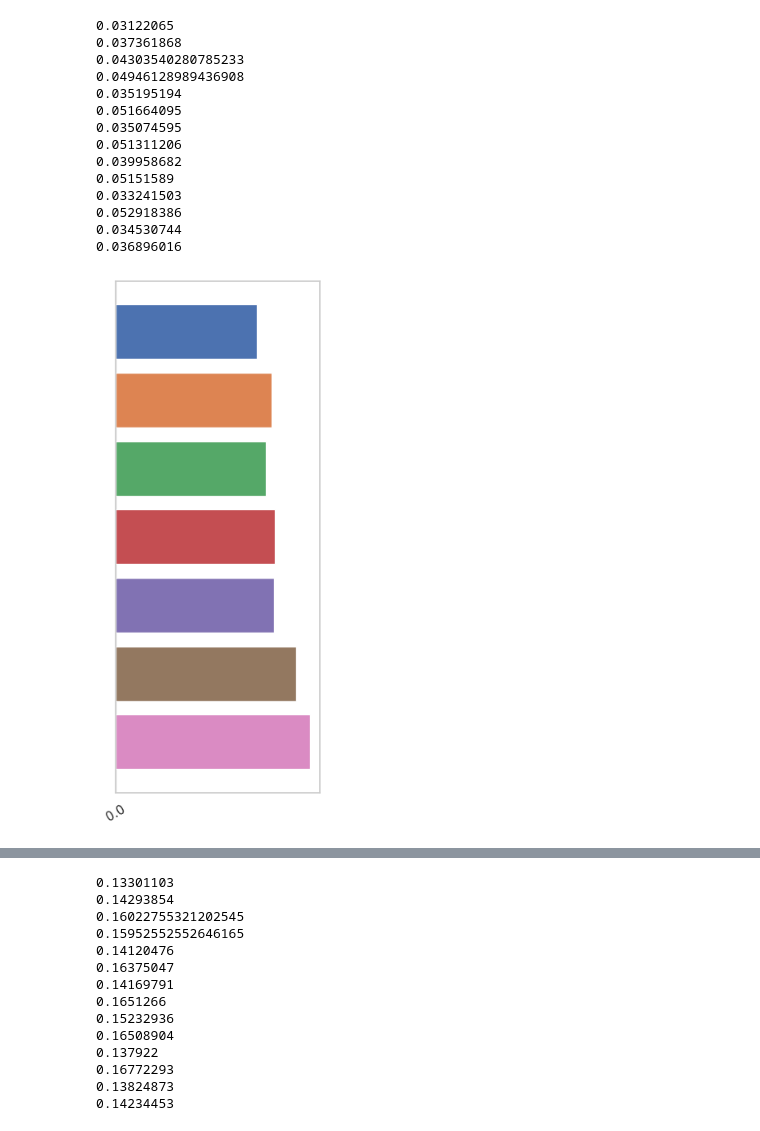
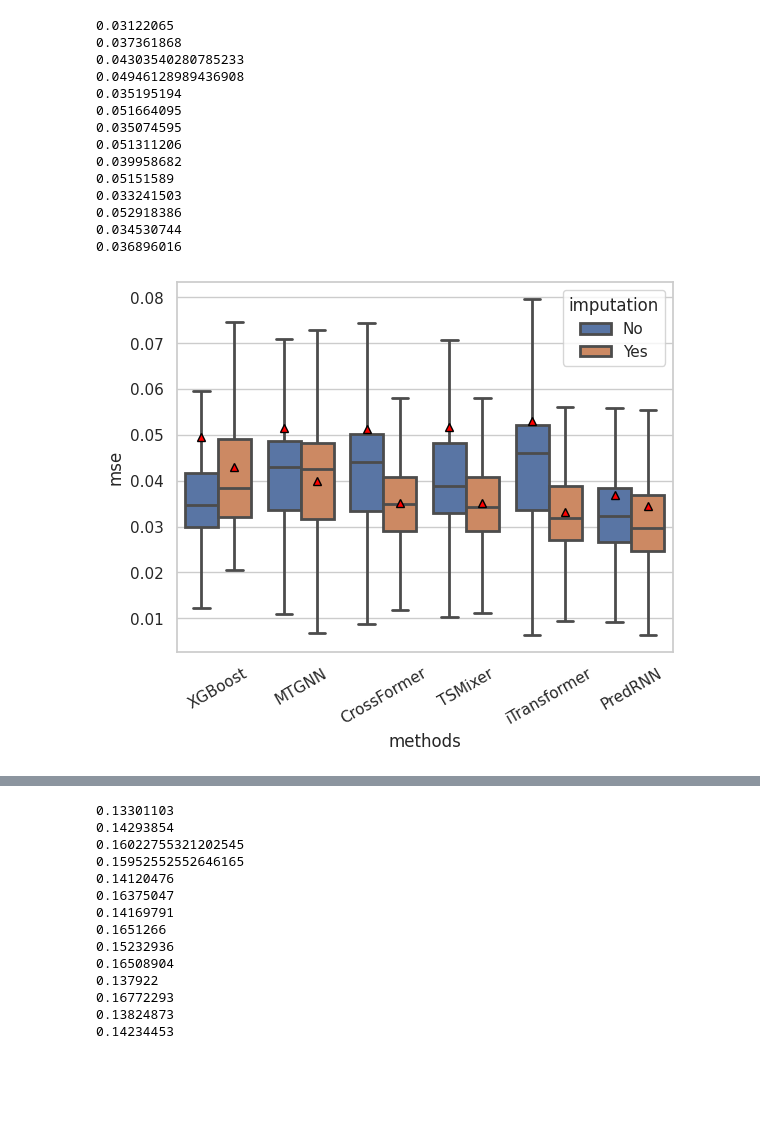
Before and after one commit to YangLabHKUST/STIMP, a Jupyter notebook: visualization/chesapeake/prediction.ipynb, the cells around one changed output, grey strips where cells are left out. Saved outputs shown, nothing was run; the diff lists cells and outputs as text; code cells hidden in the pictures; blank space fills up the shorter version.

```diff
--- a/visualization/chesapeake/prediction.ipynb
+++ b/visualization/chesapeake/prediction.ipynb
@@ -93,33 +93,6 @@ print(np.nanmean(mse_predrnn_wo))
 0.052918386
 0.034530744
 0.036896016
-# %%
-import seaborn as sns
-import pandas as pd
-import matplotlib.pyplot as plt
-import matplotlib.ticker as mtick
-from matplotlib.pyplot import MultipleLocator
-
-sns.set(style="whitegrid")
-figure = plt.figure(figsize=(3,7))
-ax = figure.add_subplot(111)
-value = np.array([np.nanmean(mse_xg),np.nanmean(mse_mtgnn), np.nanmean(mse_crossformer), np.nanmean(mse_tsmixer), np.nanmean(mse_iTransformer), np.nanmean(mse_predrnn), np.nanmean(mse_our)])
-category = np.array(['XGBoost', "MTGNN", "CrossFormer", "TSMixer", "iTransFormer", "PredRNN", "Our"])
-# value = value.reshape(-1)
-# category = category.T
-# category = category.reshape(-1)
-color= sns.color_palette()[:7]
-color = color[::-1]
-# plot(x=category, y=value, showfliers=False)
-x_major_locator=MultipleLocator(0.1)
-ax.xaxis.set_major_locator(x_major_locator)
-ax.xaxis.set_major_formatter(mtick.FormatStrFormatter('%.1f'))
-plt.barh(category, value, color=color)
-plt.yticks([])
-plt.xticks(rotation=30)
-plt.tight_layout()
-# %% [output]
-[figure, removed]
 # %%
 mse_our[mse_our==0]=np.nan
 mse_our_wo[mse_our_wo==0]=np.nan
@@ -138,40 +111,52 @@ mse_predrnn[mse_predrnn==0]=np.nan
 # %%
 import pandas as pd
 import numpy as np
+import seaborn as sns
+import pandas as pd
+import numpy as np
+import matplotlib.pyplot as plt
 category = []
 category.extend(['XGBoost' for i in range(1893)])
 category.extend(['XGBoost' for i in range(1893)])
 category.extend(['MTGNN' for i in range(1893)])
 category.extend(['MTGNN' for i in range(1893)])
 category.extend(['CrossFormer' for i in range(1893)])
 category.extend(['CrossFormer' for i in range(1893)])
 category.extend(['TSMixer' for i in range(1893)])
 category.extend(['TSMixer' for i in range(1893)])
 category.extend(['iTransformer' for i in range(1893)])
 category.extend(['iTransformer' for i in range(1893)])
 category.extend(['PredRNN' for i in range(1893)])
 category.extend(['PredRNN' for i in range(1893)])
-category.extend(['Our' for i in range(1893)])
-category.extend(['Our' for i in range(1893)])
+
 imputation = []
 imputation.extend(['No' for i in range(1893)])
 imputation.extend(['Yes' for i in range(1893)])
 imputation.extend(['No' for i in range(1893)])
 imputation.extend(['Yes' for i in range(1893)])
 imputation.extend(['No' for i in range(1893)])
 imputation.extend(['Yes' for i in range(1893)])
 imputation.extend(['No' for i in range(1893)])
 imputation.extend(['Yes' for i in range(1893)])
 imputation.extend(['No' for i in range(1893)])
 imputation.extend(['Yes' for i in range(1893)])
 imputation.extend(['No' for i in range(1893)])
 imputation.extend(['Yes' for i in range(1893)])
-imputation.extend(['No' for i in range(1893)])
-imputation.extend(['Yes' for i in range(1893)])
-data = {'mse': np.concatenate([mse_xg_wo.numpy(), mse_xg.numpy(), mse_mtgnn_wo.numpy(), mse_mtgnn.numpy(), mse_crossformer_wo.numpy(), mse_crossformer.numpy(), mse_tsmixer_wo.numpy(), mse_tsmixer.numpy(), mse_iTransformer_wo.numpy(), mse_iTransformer.numpy(), mse_predrnn_wo.numpy(), mse_predrnn.numpy(), mse_our_wo.numpy(), mse_our.numpy()],0),
+
+data = {'mse': np.concatenate([mse_xg_wo.numpy(), mse_xg.numpy(), mse_mtgnn_wo.numpy(), mse_mtgnn.numpy(), mse_crossformer_wo.numpy(), mse_crossformer.numpy(), mse_tsmixer_wo.numpy(), mse_tsmixer.numpy(), mse_iTransformer_wo.numpy(), mse_iTransformer.numpy(), mse_predrnn_wo.numpy(), mse_predrnn.numpy()],0),
         'methods':category,
         'imputation':imputation}
 data = pd.DataFrame.from_dict(data)
+
+
+sns.set(style="whitegrid")
+plt.xticks(rotation=30)
+g = sns.boxplot(x='methods', y='mse', hue='imputation', linewidth=2,showfliers=False,showmeans=True,data=data,meanprops={
+                       "markerfacecolor": "red",
+                       "markeredgecolor": "black",
+                       "markersize": "6"})
+# %% [output]
+[figure, added]
 # %%
 import seaborn as sns
 import pandas as pd
```
Also changed, not shown: parts of 7 cells of this notebook.
